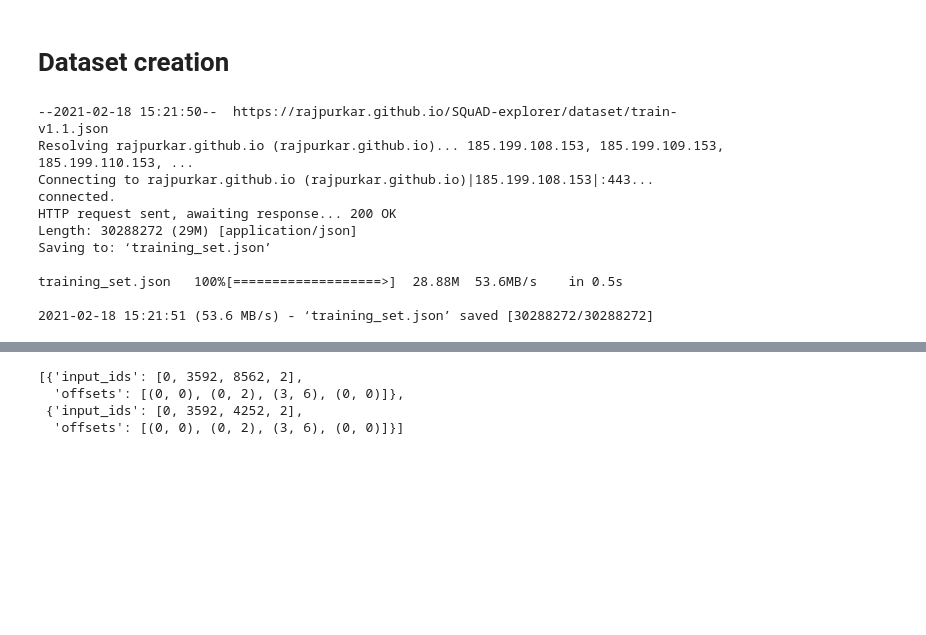
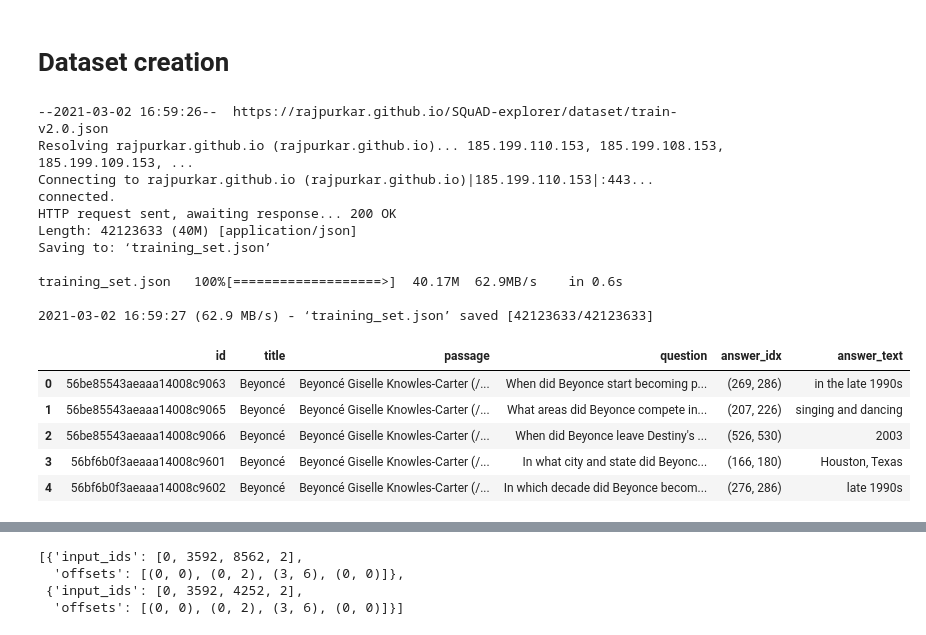
Before and after one commit to the-SQuAD-squad/QA, a Jupyter notebook: QA.ipynb, the cells around one changed output, grey strips where cells are left out. Saved outputs shown, nothing was run; the diff lists cells and outputs as text; code cells hidden in the pictures; blank space fills up the shorter version.

```diff
--- a/QA.ipynb
+++ b/QA.ipynb
@@ -77,7 +80,7 @@ If your task is similar to the task the model of the checkpoint was trained on,
 #@title df creation { form-width: "25%" }
 
 # the official dataset is identical to the provided one
-!wget https://rajpurkar.github.io/SQuAD-explorer/dataset/train-v1.1.json -O training_set.json
+!wget https://rajpurkar.github.io/SQuAD-explorer/dataset/train-v2.0.json -O training_set.json
 
 with open("training_set.json", "r") as f:
     json_file = json.load(f)
@@ -87,28 +90,46 @@ rows = []
 for document in data:
   for par in document['paragraphs']:
     for qas in par['qas']:
+
+      if len(qas['answers']) == 0: #no answer
+          ans_start = -1
+          ans_end = -1
+          ans_text = ""
+      else:
+          ans_start = qas['answers'][0]['answer_start']
+          ans_end = ans_start + len(qas['answers'][0]['text'])
+          ans_text = qas['answers'][0]['text']
+
       rows.append({
         'id' : qas['id'],
         'title': document["title"],
         'passage': par['context'],
         'question' : qas['question'],
-        'answer_idx' : (qas['answers'][0]['answer_start'],
-                    qas['answers'][0]['answer_start'] + len(qas['answers'][0]['text'])),
-        'answer_text' : qas['answers'][0]['text']
+        'answer_idx' : (ans_start, ans_end),
+        'answer_text' : ans_text
       })
 
 df_original = pd.DataFrame(rows)
 # %% [output]
---2021-02-18 15:21:50--  https://rajpurkar.github.io/SQuAD-explorer/dataset/train-v1.1.json
-Resolving rajpurkar.github.io (rajpurkar.github.io)... 185.199.108.153, 185.199.109.153, 185.199.110.153, ...
-Connecting to rajpurkar.github.io (rajpurkar.github.io)|185.199.108.153|:443... connected.
+--2021-03-02 16:59:26--  https://rajpurkar.github.io/SQuAD-explorer/dataset/train-v2.0.json
+Resolving rajpurkar.github.io (rajpurkar.github.io)... 185.199.110.153, 185.199.108.153, 185.199.109.153, ...
+Connecting to rajpurkar.github.io (rajpurkar.github.io)|185.199.110.153|:443... connected.
 HTTP request sent, awaiting response... 200 OK
-Length: 30288272 (29M) [application/json]
+Length: 42123633 (40M) [application/json]
 Saving to: ‘training_set.json’
 
-training_set.json   100%[===================>]  28.88M  53.6MB/s    in 0.5s
+training_set.json   100%[===================>]  40.17M  62.9MB/s    in 0.6s
 
-2021-02-18 15:21:51 (53.6 MB/s) - ‘training_set.json’ saved [30288272/30288272]
+2021-03-02 16:59:27 (62.9 MB/s) - ‘training_set.json’ saved [42123633/42123633]
+# %%
+df_original.head()
+# %% [output]
+|  | id | title | passage | question | answer_idx | answer_text |
+| 0 | 56be85543aeaaa14008c9063 | Beyoncé | Beyoncé Giselle Knowles-Carter (/... | When did Beyonce start becoming p... | (269, 286) | in the late 1990s |
+| 1 | 56be85543aeaaa14008c9065 | Beyoncé | Beyoncé Giselle Knowles-Carter (/... | What areas did Beyonce compete in... | (207, 226) | singing and dancing |
+| 2 | 56be85543aeaaa14008c9066 | Beyoncé | Beyoncé Giselle Knowles-Carter (/... | When did Beyonce leave Destiny's ... | (526, 530) | 2003 |
+| 3 | 56bf6b0f3aeaaa14008c9601 | Beyoncé | Beyoncé Giselle Knowles-Carter (/... | In what city and state did Beyonc... | (166, 180) | Houston, Texas |
+| 4 | 56bf6b0f3aeaaa14008c9602 | Beyoncé | Beyoncé Giselle Knowles-Carter (/... | In which decade did Beyonce becom... | (276, 286) | late 1990s |
 # %%
 #@title clean dataset { form-width: "25%" }
 
```
Also changed, not shown: parts of 20 cells of this notebook.
